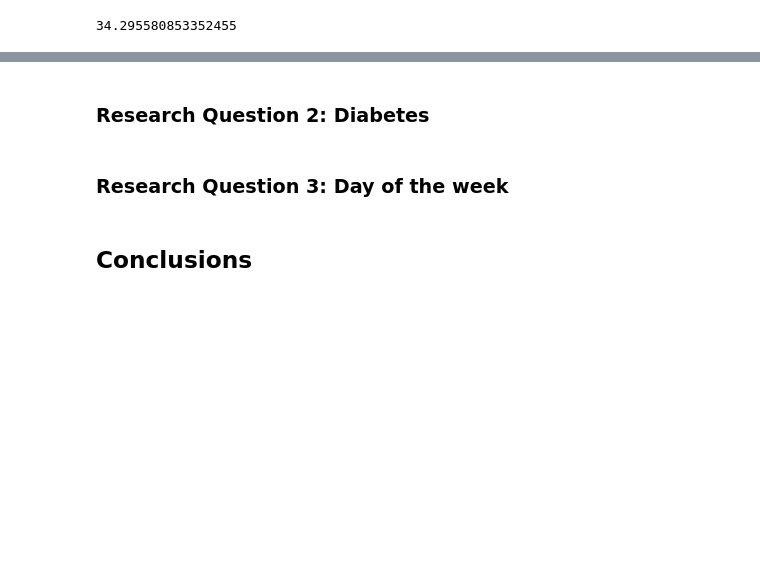
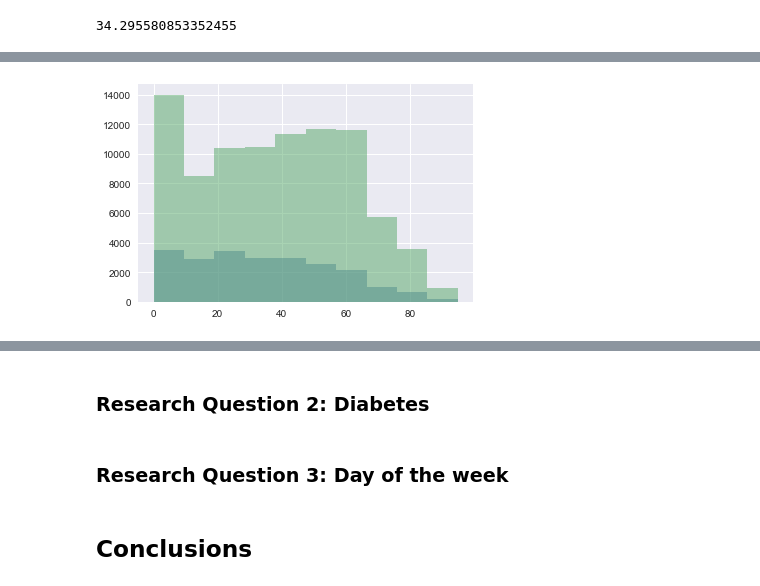
Before and after one commit to IreneFlorez/medical-data-analysis, a Jupyter notebook: Missed_Appointments.ipynb, the cells around one changed output, grey strips where cells are left out. Saved outputs shown, nothing was run; the diff lists cells and outputs as text; code cells hidden in the pictures; blank space fills up the shorter version.

```diff
--- a/Missed_Appointments.ipynb
+++ b/Missed_Appointments.ipynb
@@ -447,6 +465,8 @@ for ax in axarr.flatten():
 # %%
 df.age[absent].hist(alpha=0.5, label='absent')
-df.age[attending].hist(alpha=0.5, label='attending');
-plt.legend();
+df.age[arrived].hist(alpha=0.5, label='arrived');
+#plt.legend();
+# %% [output]
+[figure, added]
 # %%
 df.age[absent].hist(alpha=0.5, bins = 20, label='absent')
```
Also changed, not shown: parts of 8 cells of this notebook.
